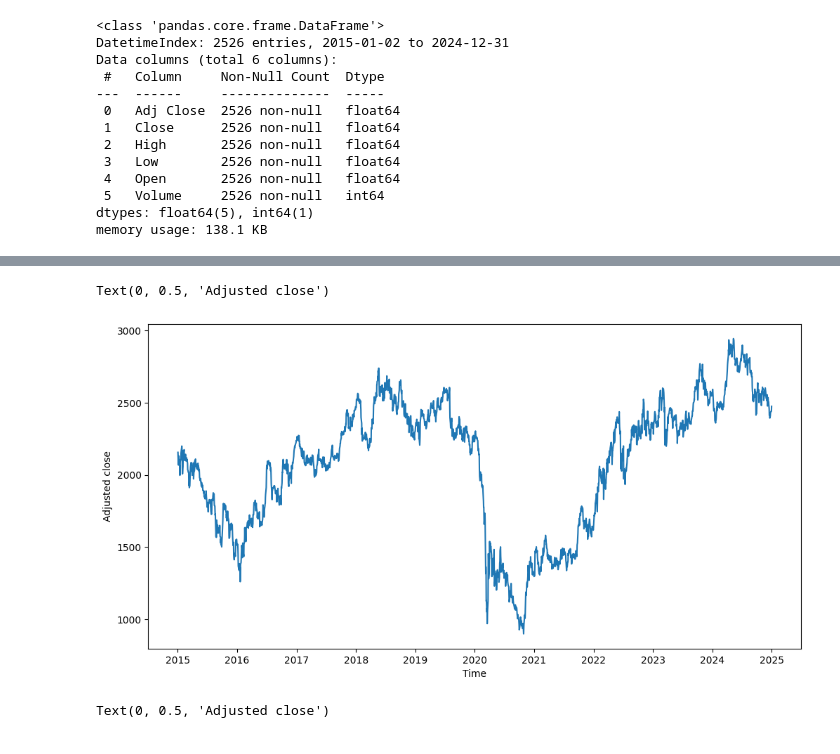
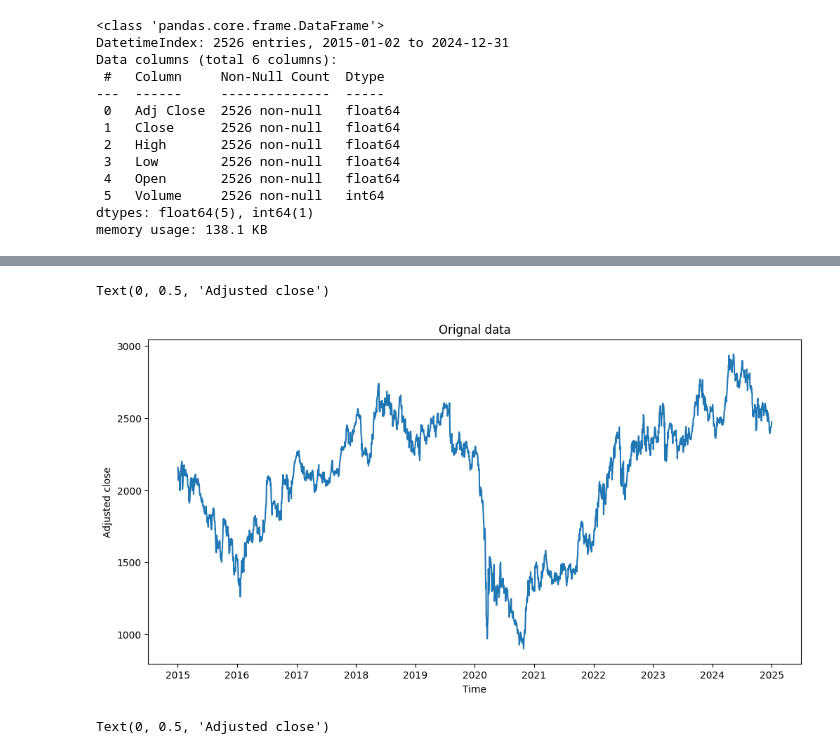
Before and after one commit to San0160/Stocks_Predection, a Jupyter notebook: Stocks.ipynb, the cells around one changed output, grey strips where cells are left out. Cells and saved outputs as stored; diff of their text form; code cells hidden in the pictures.

```diff
--- a/Stocks.ipynb
+++ b/Stocks.ipynb
@@ -621,13 +621,14 @@ data2
 # %%
 # Plot the data
 
 plt.figure(figsize = (12,6))
 plt.plot(data2.index, data2["Adj Close"])
 plt.xlabel("Time")
+plt.title("Orignal data")
 plt.ylabel("Adjusted close")
 # %% [output]
 Text(0, 0.5, 'Adjusted close')
-[figure, old version]
+[figure, new version]
 # %%
 data2["log"] = np.log(data2["Adj Close"])
 # %%
```
Also changed, not shown: parts of 44 cells of this notebook, 6 other files.
